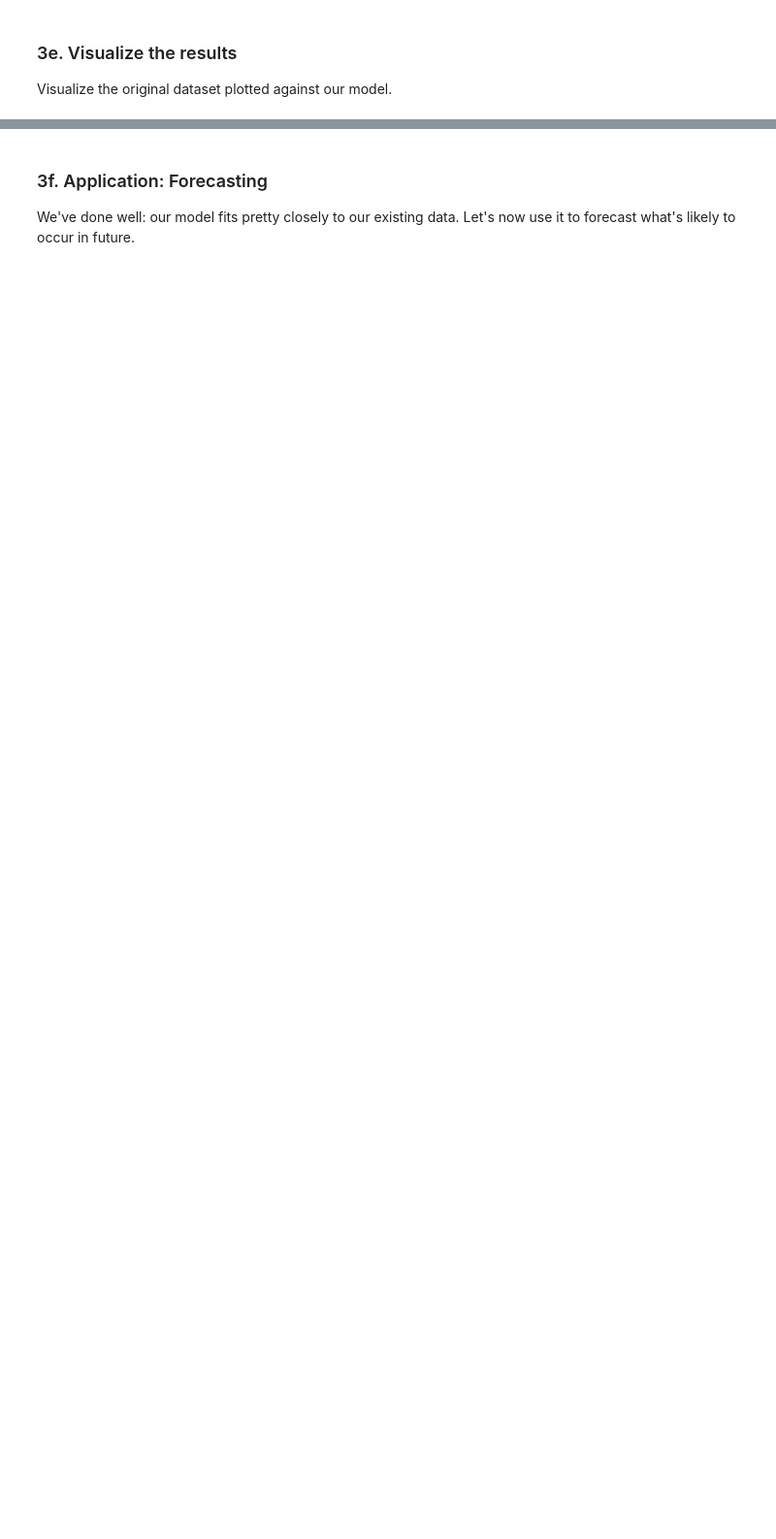
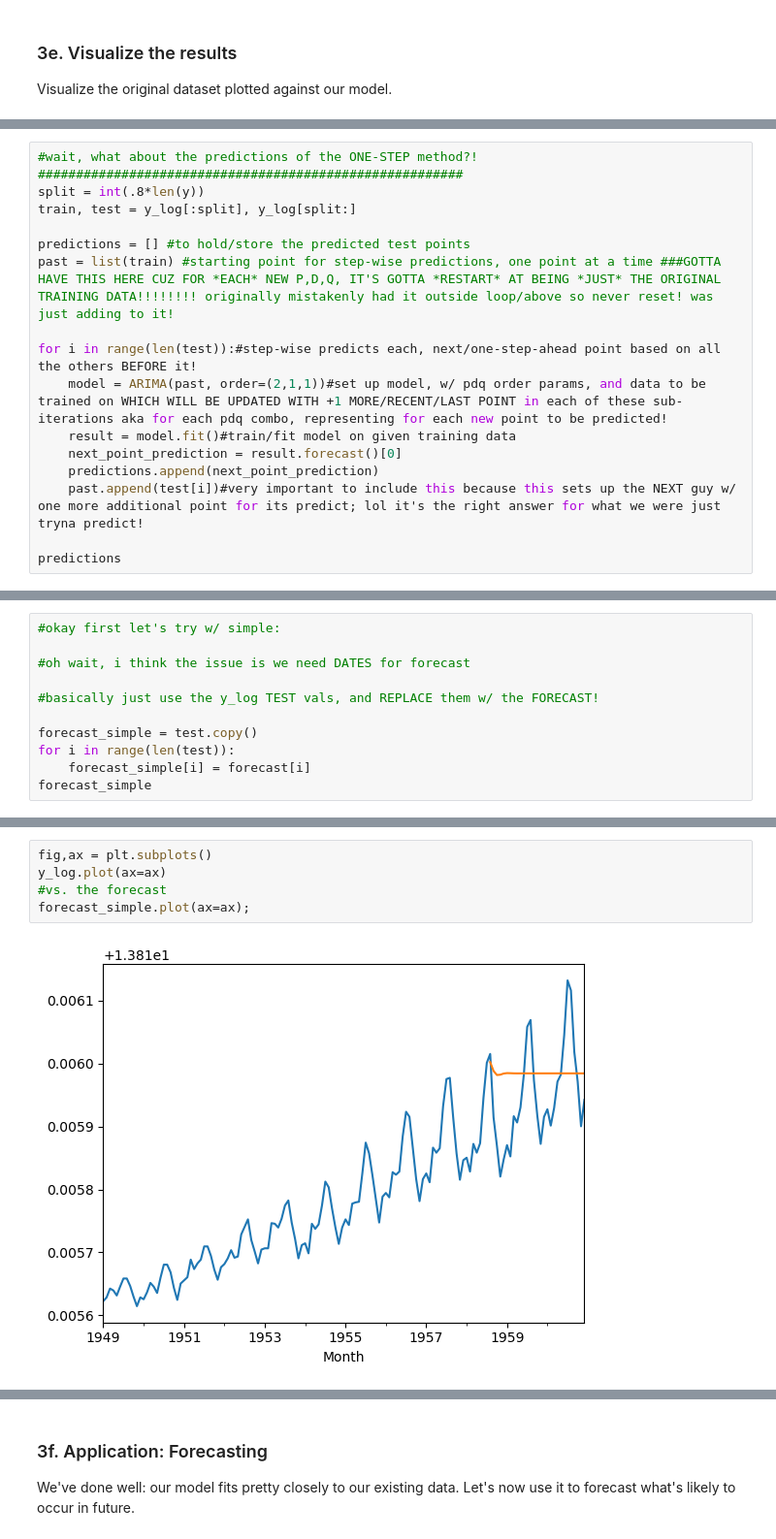
Before and after one commit to shawn-munir/springboard-data-science, a Jupyter notebook: Case Study/Time-Series Analysis - Cowboy Cigarettes/Cowboys&CigrettesCaseStudy/Cowboy Cigarettes Case Study - Tier 3 - WORKING COPY.ipynb, the cells around one changed output, grey strips where cells are left out. Shown at 97% size. Drawn from its saved outputs; the diff is of its cells as text; blank space fills up the shorter version.

```diff
--- a/Case Study/Time-Series Analysis - Cowboy Cigarettes/Cowboys&CigrettesCaseStudy/Cowboy Cigarettes Case Study - Tier 3 - WORKING COPY.ipynb
+++ b/Case Study/Time-Series Analysis - Cowboy Cigarettes/Cowboys&CigrettesCaseStudy/Cowboy Cigarettes Case Study - Tier 3 - WORKING COPY.ipynb
@@ -2604,0 +3062,17 @@ Visualize the original dataset plotted against our model.
+# %%
+#wait, what about the predictions of the ONE-STEP method?!
+########################################################
+split = int(.8*len(y))
+train, test = y_log[:split], y_log[split:]
+
+predictions = [] #to hold/store the predicted test points
+past = list(train) #starting point for step-wise predictions, one point at a time ###GOTTA HAVE THIS HERE CUZ FOR *EACH* NEW P,D,Q, IT'S GOTTA *RESTART* AT BEING *JUST* THE ORIGINAL TRAINING DATA!!!!!!!! originally mistakenly had it outside loop/above so never reset! was just adding to it!
+
+for i in range(len(test)):#step-wise predicts each, next/one-step-ahead point based on all the others BEFORE it!
+    model = ARIMA(past, order=(2,1,1))#set up model, w/ pdq order params, and data to be trained on WHICH WILL BE UPDATED WITH +1 MORE/RECENT/LAST POINT in each of these sub-iterations aka for each pdq combo, representing for each new point to be predicted!
+    result = model.fit()#train/fit model on given training data
+    next_point_prediction = result.forecast()[0]
+    predictions.append(next_point_prediction)
+    past.append(test[i])#very important to include this because this sets up the NEXT guy w/ one more additional point for its predict; lol it's the right answer for what we were just tryna predict!
+
+predictions
@@ -2604,0 +3128,11 @@ Visualize the original dataset plotted against our model.
+# %%
+#okay first let's try w/ simple:
+
+#oh wait, i think the issue is we need DATES for forecast
+
+#basically just use the y_log TEST vals, and REPLACE them w/ the FORECAST!
+
+forecast_simple = test.copy()
+for i in range(len(test)):
+    forecast_simple[i] = forecast[i]
+forecast_simple
@@ -2604,0 +3168,7 @@ Visualize the original dataset plotted against our model.
+# %%
+fig,ax = plt.subplots()
+y_log.plot(ax=ax)
+#vs. the forecast
+forecast_simple.plot(ax=ax);
+# %% [output]
+[figure, added]
```
Also changed, not shown: parts of 78 cells of this notebook.
